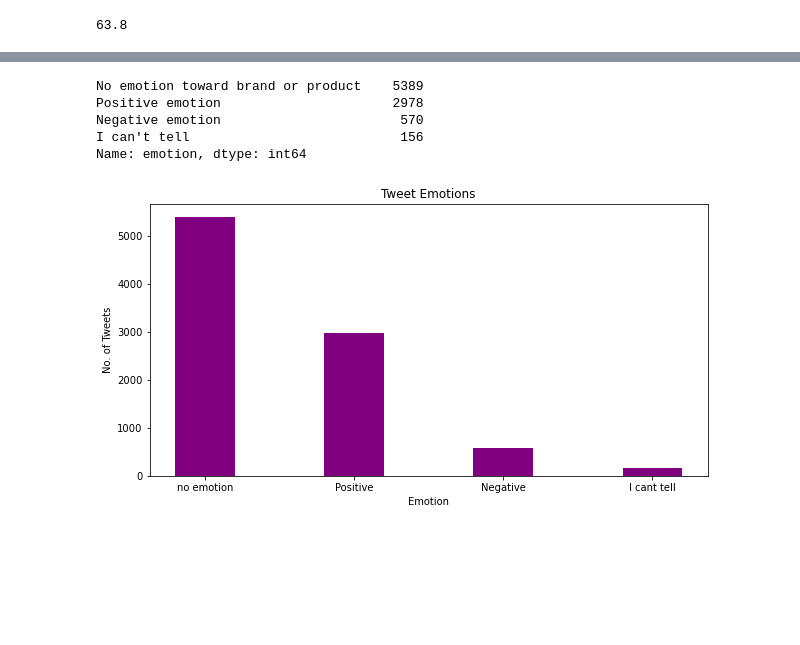
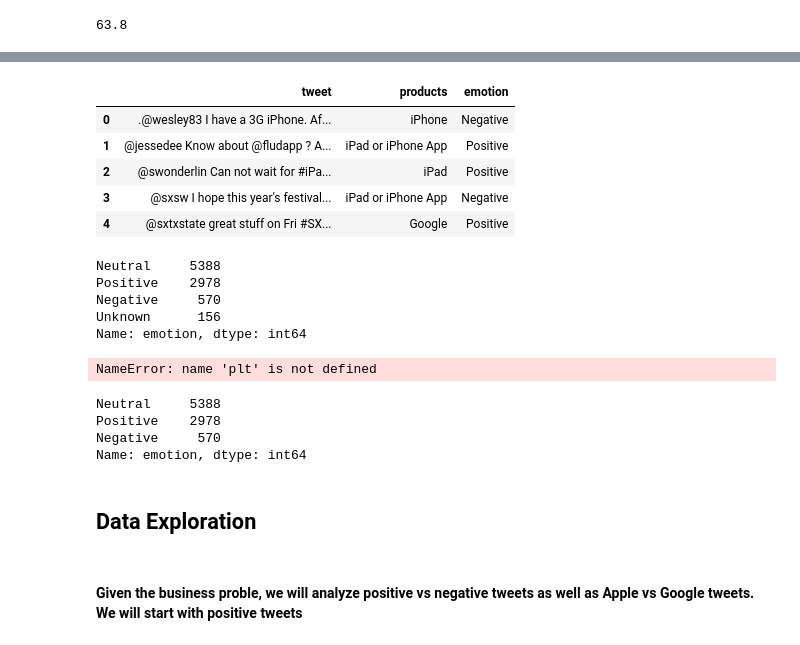
Before and after one commit to JoeyBarlia/Apple_Google_NLP, a Jupyter notebook: Google-Apple-Notebook.ipynb, the cells around one changed output, grey strips where cells are left out. Cells and saved outputs as stored; diff of their text form; code cells hidden in the pictures; blank space fills up the shorter version.

```diff
--- a/Google-Apple-Notebook.ipynb
+++ b/Google-Apple-Notebook.ipynb
@@ -129,14 +172,30 @@ plt.show()
+# %%
+# Similar to the initial column names, we will clean the values in the emotion column
+# for easy interpretability and to shorten the amount of typing for the code.
+
+emotion_dict = {'Positive emotion': 'Positive', 'Negative emotion': 'Negative',
+                'No emotion toward brand or product': 'Neutral',
+                "I can't tell": 'Unknown'}
+df['emotion'] = df['emotion'].map(emotion_dict)
+df.head()
+# %% [output]
+|  | tweet | products | emotion |
+| 0 | .@wesley83 I have a 3G iPhone. Af... | iPhone | Negative |
+| 1 | @jessedee Know about @fludapp ? A... | iPad or iPhone App | Positive |
+| 2 | @swonderlin Can not wait for #iPa... | iPad | Positive |
+| 3 | @sxsw I hope this year's festival... | iPad or iPhone App | Negative |
+| 4 | @sxtxstate great stuff on Fri #SX... | Google | Positive |
 # %%
 df['emotion'].value_counts()
 # %% [output]
-No emotion toward brand or product    5389
-Positive emotion                      2978
-Negative emotion                       570
-I can't tell                           156
+Neutral     5388
+Positive    2978
+Negative     570
+Unknown      156
 Name: emotion, dtype: int64
 # %%
 
-data = { 'no emotion':5389, 'Positive':2978, 'Negative':570, 'I cant tell':156}
+data = { 'Neutral':5388, 'Positive':2978, 'Negative':570, 'Unknown':156}
 courses = list(data.keys())
 values = list(data.values())
 
@@ -151,4 +210,18 @@ plt.ylabel("No. of Tweets")
 plt.title("Tweet Emotions")
 plt.show()
 # %% [output]
-[figure, removed]
+NameError: name 'plt' is not defined
+# %%
+# 'Unknown' makes up a very small portion of tweets and will not be useful in our analysis so we drop them
+
+df = df[df['emotion']!='Unknown']
+df['emotion'].value_counts()
+# %% [output]
+Neutral     5388
+Positive    2978
+Negative     570
+Name: emotion, dtype: int64
+# %% [markdown]
+## Data Exploration
+# %% [markdown]
+#### Given the business proble, we will analyze positive vs negative tweets as well as Apple vs Google tweets. We will start with positive tweets
```
Also changed, not shown: parts of 59 cells of this notebook, 1 other file.
